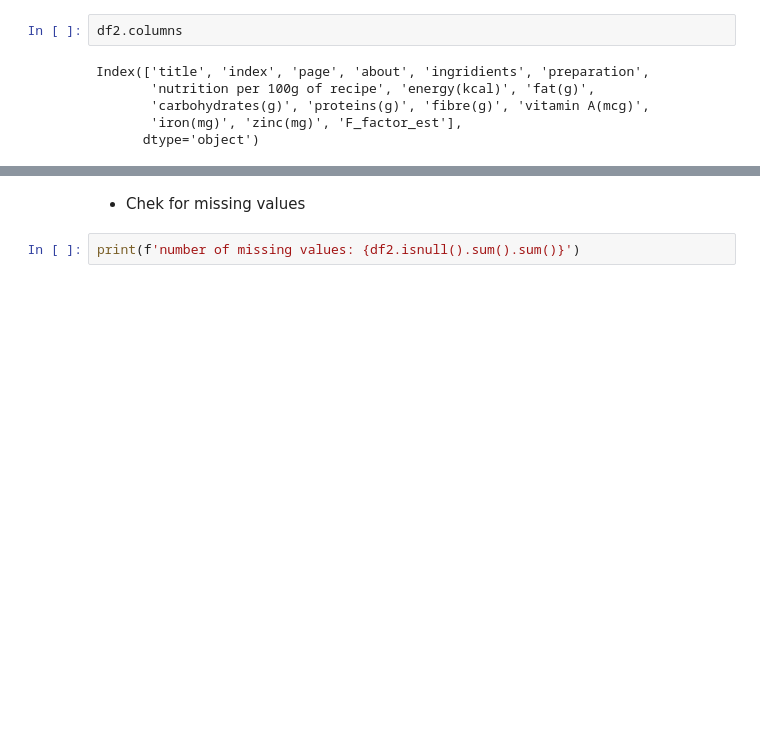
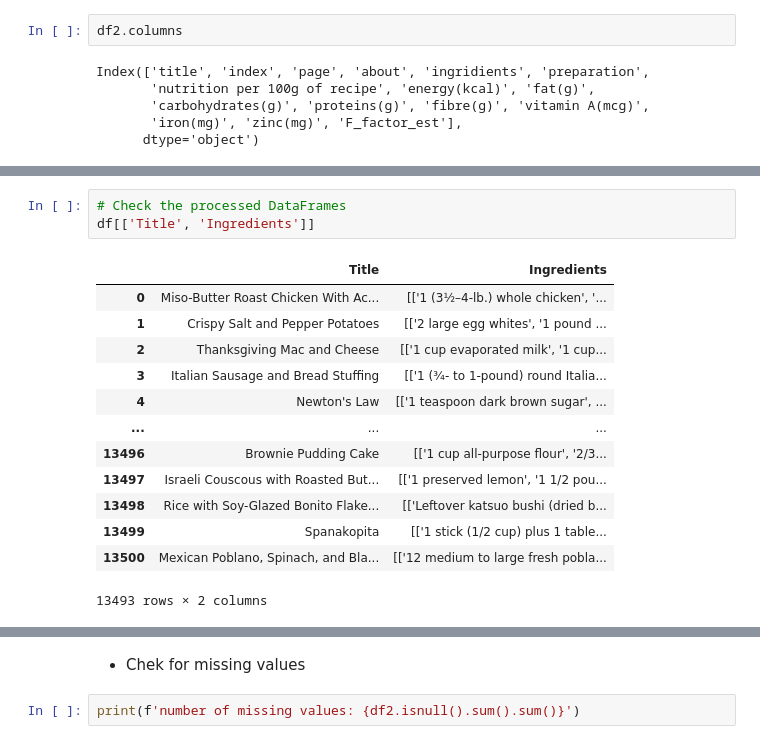
Before and after one commit to Matthewkarani/The-Boma-Pot, a Jupyter notebook: index.ipynb, the cells around one changed output, grey strips where cells are left out. Cells and saved outputs as stored; diff of their text form; blank space fills up the shorter version.

```diff
--- a/index.ipynb
+++ b/index.ipynb
@@ -227,0 +210,17 @@ df2.head()
+# %%
+# Check the processed DataFrames
+df[['Title', 'Ingredients']]
+# %% [output]
+|  | Title | Ingredients |
+| 0 | Miso-Butter Roast Chicken With Ac... | [['1 (3½–4-lb.) whole chicken', '... |
+| 1 | Crispy Salt and Pepper Potatoes | [['2 large egg whites', '1 pound ... |
+| 2 | Thanksgiving Mac and Cheese | [['1 cup evaporated milk', '1 cup... |
+| 3 | Italian Sausage and Bread Stuffing | [['1 (¾- to 1-pound) round Italia... |
+| 4 | Newton's Law | [['1 teaspoon dark brown sugar', ... |
+| ... | ... | ... |
+| 13496 | Brownie Pudding Cake | [['1 cup all-purpose flour', '2/3... |
+| 13497 | Israeli Couscous with Roasted But... | [['1 preserved lemon', '1 1/2 pou... |
+| 13498 | Rice with Soy-Glazed Bonito Flake... | [['Leftover katsuo bushi (dried b... |
+| 13499 | Spanakopita | [['1 stick (1/2 cup) plus 1 table... |
+| 13500 | Mexican Poblano, Spinach, and Bla... | [['12 medium to large fresh pobla... |
+13493 rows × 2 columns
```
Also changed, not shown: parts of 14 cells of this notebook.
